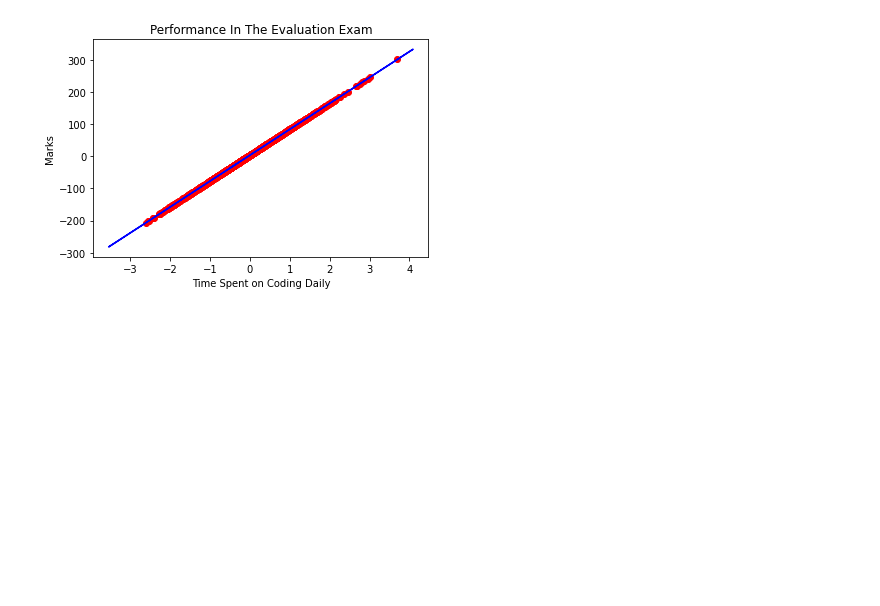
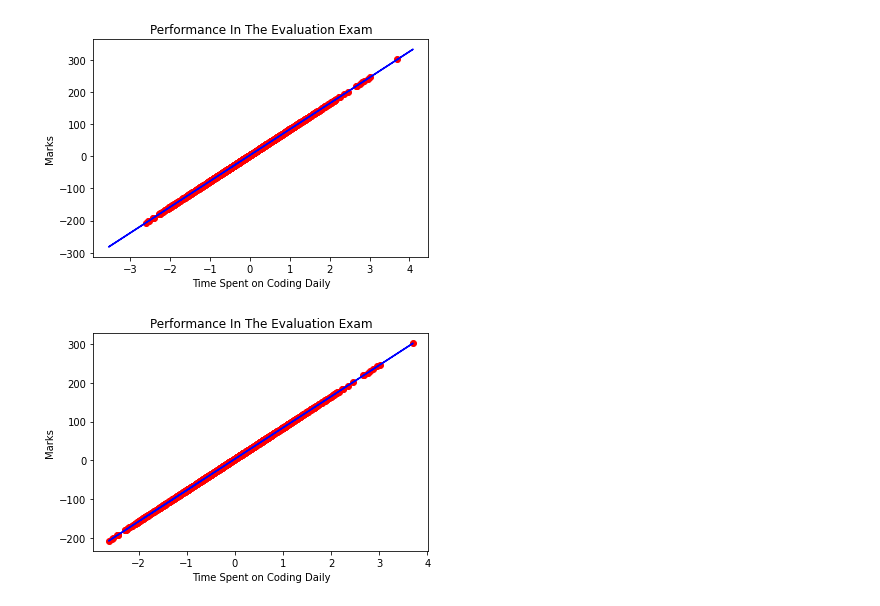
Before and after one commit to dhruvkumar22/ML-BASICS, a Jupyter notebook: Assignment_1_ML.ipynb, the cells around one changed output. Cells and saved outputs as stored; diff of their text form; code cells hidden in the pictures; blank space fills up the shorter version.

```diff
--- a/Assignment_1_ML.ipynb
+++ b/Assignment_1_ML.ipynb
@@ -68,3 +68,12 @@ plt.ylabel('Marks')
 plt.show()
 # %% [output]
 [figure]
+# %%
+plt.scatter(X_Test, Y_Pred, color = 'red')
+plt.plot(X_Test, regressor.predict(X_Test), color = 'blue')
+plt.title('Performance In The Evaluation Exam')
+plt.xlabel('Time Spent on Coding Daily')
+plt.ylabel('Marks')
+plt.show()
+# %% [output]
+[figure, added]
```
